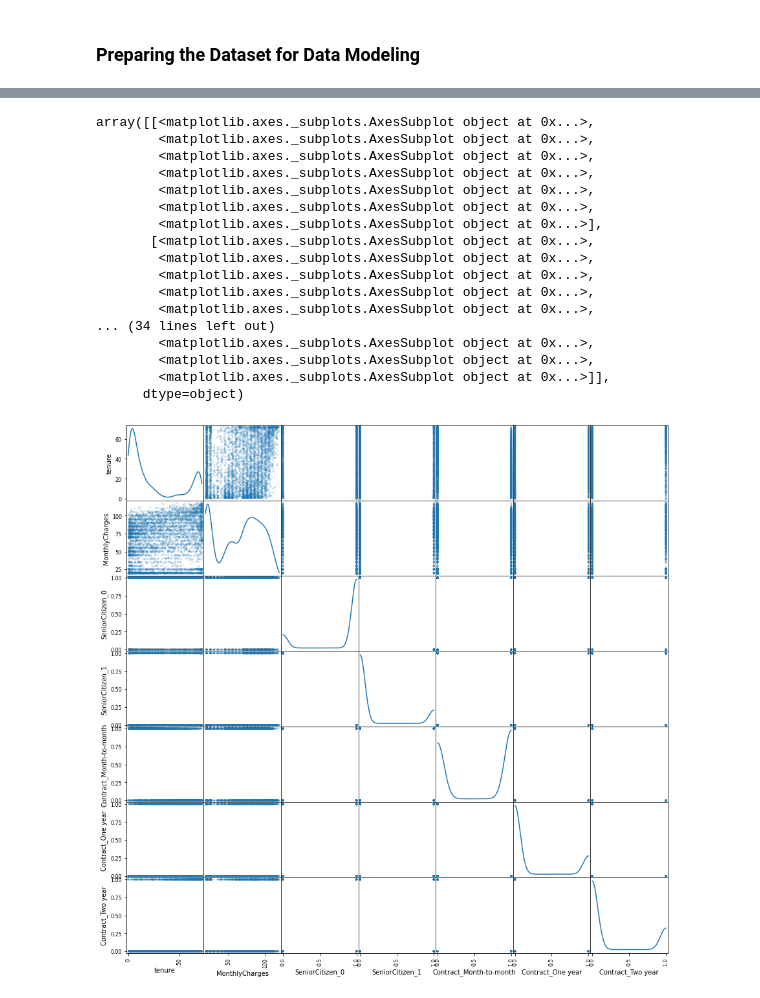
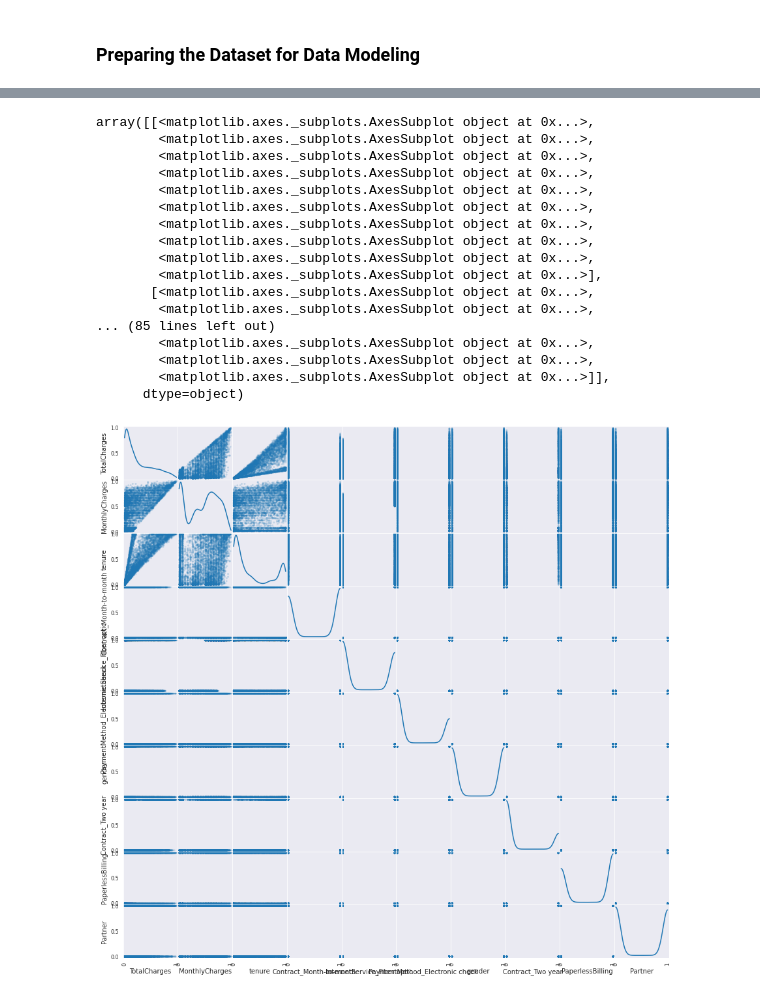
Before and after one commit to kshitijzutshi/Teleco-Customer-Churn-Prediction, a Jupyter notebook: Predicting_Customer_Churn_Assignment1.ipynb, the cells around one changed output, grey strips where cells are left out. Cells and saved outputs as stored; diff of their text form; code cells hidden in the pictures.

```diff
--- a/Predicting_Customer_Churn_Assignment1.ipynb
+++ b/Predicting_Customer_Churn_Assignment1.ipynb
@@ -216,0 +561,3 @@ From the above data cleaning steps it was known that there were no missing value
+# %%
+sns.set_style('dark')
+df.hist(bins=50,figsize=(20,20),color='navy')
@@ -466,0 +918,3 @@ After the feature selection step and EDA we can conclude that the following feat
+# %%
+sns.set_style('dark')
+X_train.hist(bins=50,figsize=(20,20),color='navy')
@@ -466,0 +942,3 @@ After the feature selection step and EDA we can conclude that the following feat
+# %%
+sns.set_style('dark')
+X_test.hist(bins=50,figsize=(20,20),color='navy')
@@ -494,0 +1359,24 @@ ax = sns.heatmap(X_train.corr(), linewidths=.1, vmin=0, vmax=1)
+# %%
+rfc = RandomForestClassifier(bootstrap=True,
+ max_depth=10,
+ max_features='sqrt',
+ min_samples_leaf=2,
+ min_samples_split=2,
+ n_estimators=2000)
+rfc.fit(X_train, y_train)
+y_pred = rfc.predict(X_test)
+print('Accuracy: ')
+print('{}'.format(accuracy_score(y_test, y_pred)))
+print('Classification report: ')
+print('{}'.format(classification_report(y_test, y_pred)))
+print('Confusion Matrix')
+print('{}'.format(confusion_matrix(y_test, y_pred)))
+print('\n')
+clf_rfc = confusion_matrix(y_test, y_pred)
+print('True Positives : ',clf_rfc[0][0])
+print('False Negatives : ',clf_rfc[0][1])
+print('False Positives : ',clf_rfc[1][0])
+print('True Negatives : ',clf_rfc[1][1])
+print('\n')
+print('Cohen kappa score: ')
+print('{}'.format(cohen_kappa_score(y_test, y_pred)))
@@ -495,24 +1401,24 @@ ax = sns.heatmap(X_train.corr(), linewidths=.1, vmin=0, vmax=1)
 # %%
-X_train_sel = X_train[['tenure', 'MonthlyCharges', 'SeniorCitizen_0', 'SeniorCitizen_1','Contract_Month-to-month', 'Contract_One year',
-       'Contract_Two year']]
+X_train_sel = X_train[['TotalCharges', 'MonthlyCharges', 'tenure', 'Contract_Month-to-month', 'InternetService_Fiber optic', 'PaymentMethod_Electronic check', 'gender','Contract_Two year', 'PaperlessBilling', 'Partner']]
+X_test_sel = X_test[['TotalCharges', 'MonthlyCharges', 'tenure', 'Contract_Month-to-month', 'InternetService_Fiber optic', 'PaymentMethod_Electronic check', 'gender','Contract_Two year', 'PaperlessBilling', 'Partner']]
 X_train_sel
 scatter_matrix(X_train_sel, alpha=0.2, figsize=(15, 15), diagonal='kde')
 # %% [output]
 array([[<matplotlib.axes._subplots.AxesSubplot object at 0x...>,
+        <matplotlib.axes._subplots.AxesSubplot object at 0x...>,
+        <matplotlib.axes._subplots.AxesSubplot object at 0x...>,
+        <matplotlib.axes._subplots.AxesSubplot object at 0x...>,
         <matplotlib.axes._subplots.AxesSubplot object at 0x...>,
         <matplotlib.axes._subplots.AxesSubplot object at 0x...>,
         <matplotlib.axes._subplots.AxesSubplot object at 0x...>,
         <matplotlib.axes._subplots.AxesSubplot object at 0x...>,
         <matplotlib.axes._subplots.AxesSubplot object at 0x...>,
         <matplotlib.axes._subplots.AxesSubplot object at 0x...>],
        [<matplotlib.axes._subplots.AxesSubplot object at 0x...>,
         <matplotlib.axes._subplots.AxesSubplot object at 0x...>,
-        <matplotlib.axes._subplots.AxesSubplot object at 0x...>,
-        <matplotlib.axes._subplots.AxesSubplot object at 0x...>,
-        <matplotlib.axes._subplots.AxesSubplot object at 0x...>,
-... (34 lines left out)
+... (85 lines left out)
         <matplotlib.axes._subplots.AxesSubplot object at 0x...>,
         <matplotlib.axes._subplots.AxesSubplot object at 0x...>,
         <matplotlib.axes._subplots.AxesSubplot object at 0x...>]],
       dtype=object)
-[figure, old version]
+[figure, new version]
```
Also changed, not shown: parts of 132 cells of this notebook.
